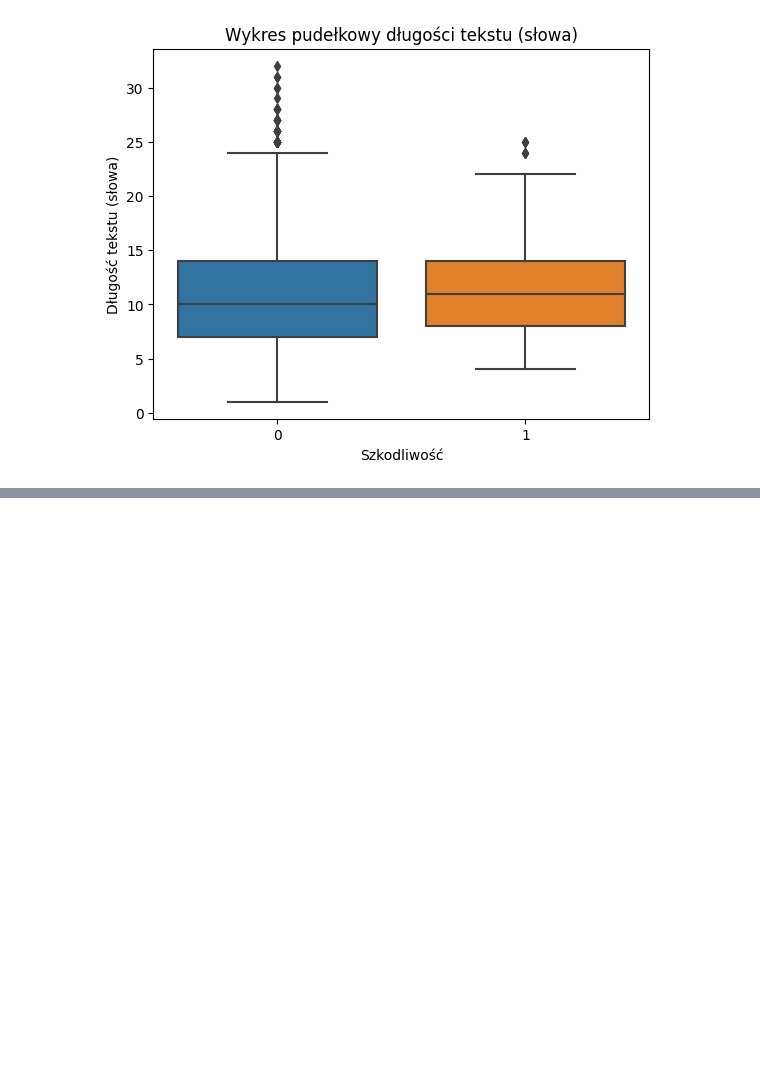
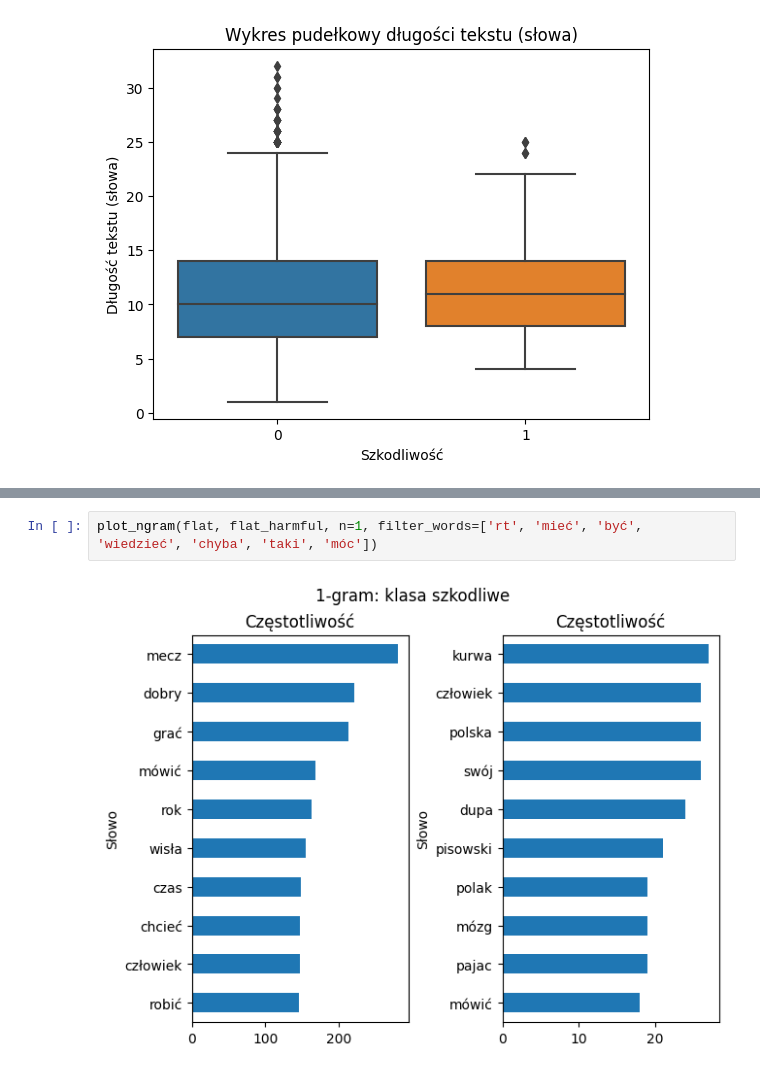
Before and after one commit to szpwski/nlp_poleval_text_classification, a Jupyter notebook: eda.ipynb, the cells around one changed output, grey strips where cells are left out. Cells and saved outputs as stored; diff of their text form; blank space fills up the shorter version.

```diff
--- a/eda.ipynb
+++ b/eda.ipynb
@@ -241,0 +277,4 @@ Name: text_preprocessed, Length: 10041, dtype: object
+# %%
+plot_ngram(flat, flat_harmful, n=1, filter_words=['rt', 'mieć', 'być', 'wiedzieć', 'chyba', 'taki', 'móc'])
+# %% [output]
+[figure, added]
```
Also changed, not shown: parts of 9 cells of this notebook, 1 other file.
